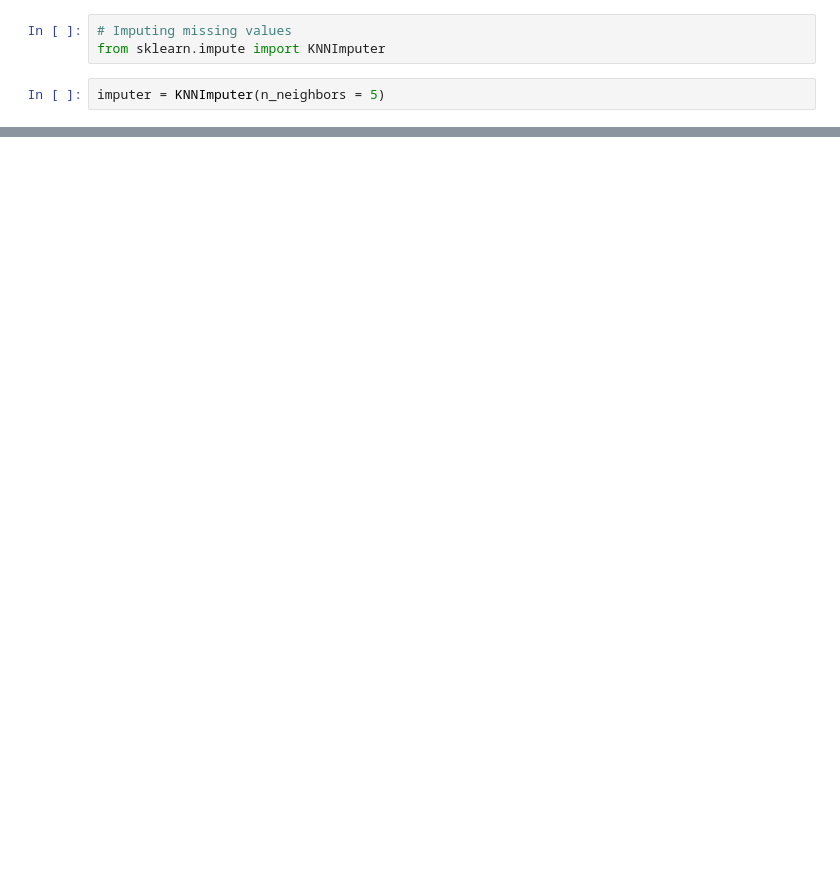
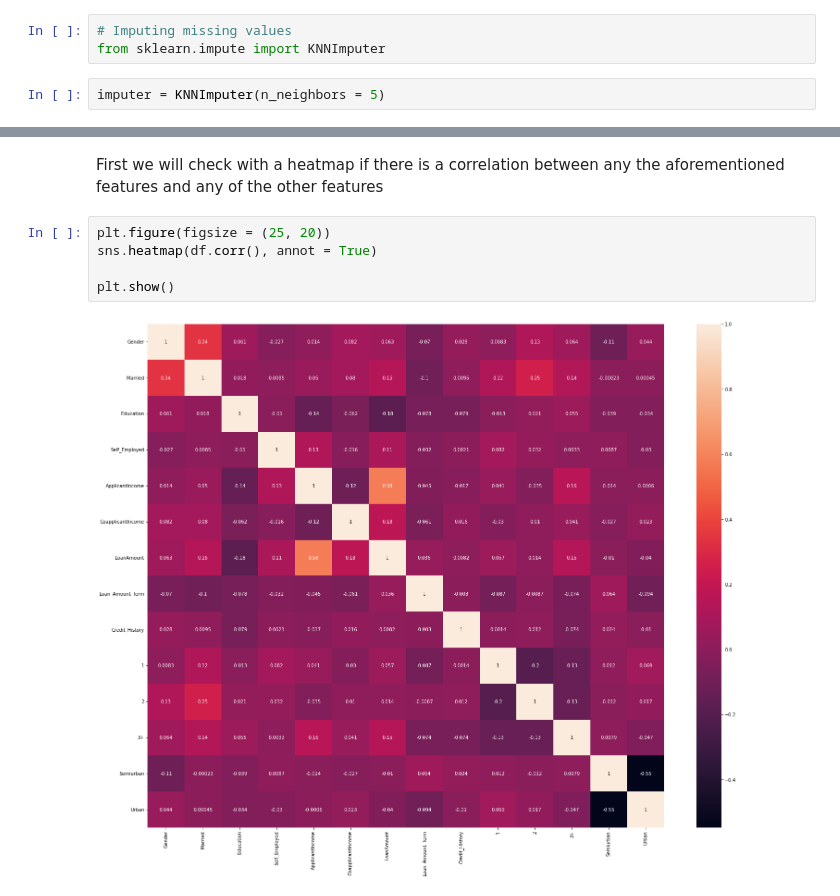
Before and after one commit to zobekenobe/DT-Evaluation-Project, a Jupyter notebook: Project 6.ipynb, the cells around one changed output, grey strips where cells are left out. Drawn from its saved outputs; the diff is of its cells as text; blank space fills up the shorter version.

```diff
--- a/Project 6.ipynb
+++ b/Project 6.ipynb
@@ -199,0 +274,9 @@ AttributeError: 'numpy.ndarray' object has no attribute 'lower'
+# %% [markdown]
+First we will check with a heatmap if there is a correlation between any the aforementioned features and any of the other features
+# %%
+plt.figure(figsize = (25, 20))
+sns.heatmap(df.corr(), annot = True)
+
+plt.show()
+# %% [output]
+[figure, added]
```
Also changed, not shown: parts of 19 cells of this notebook.
